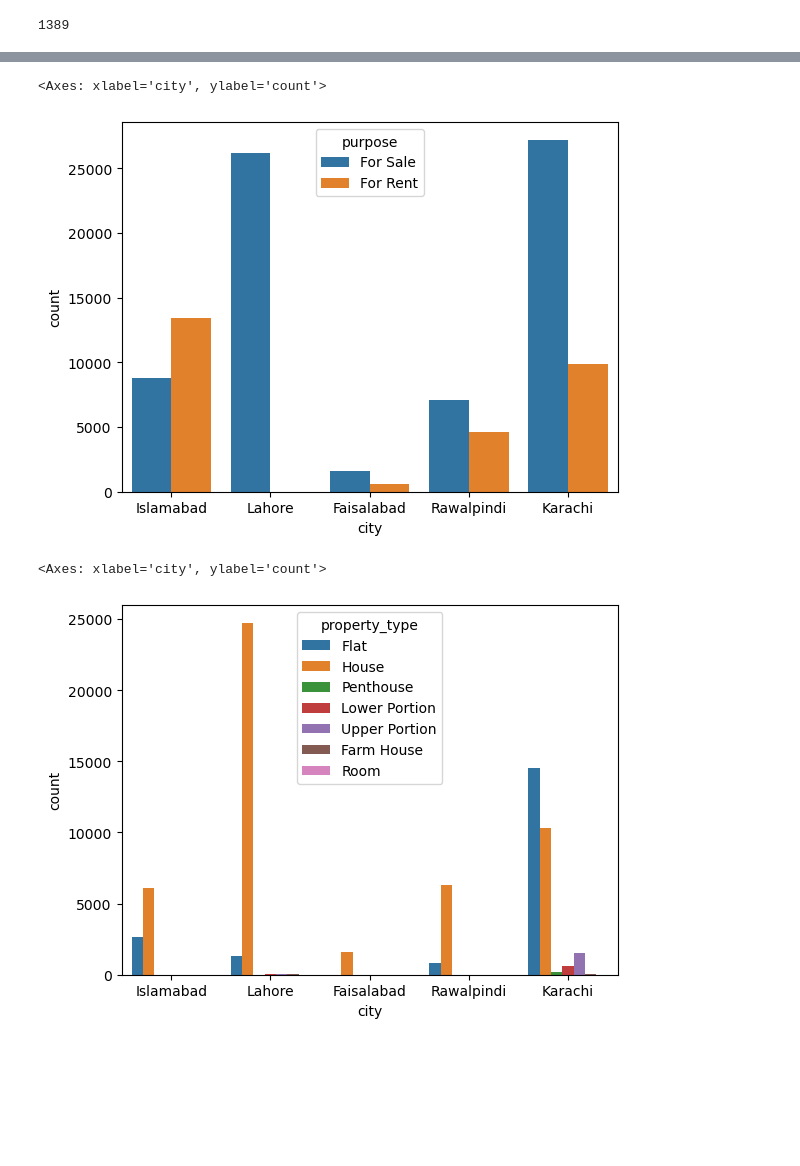
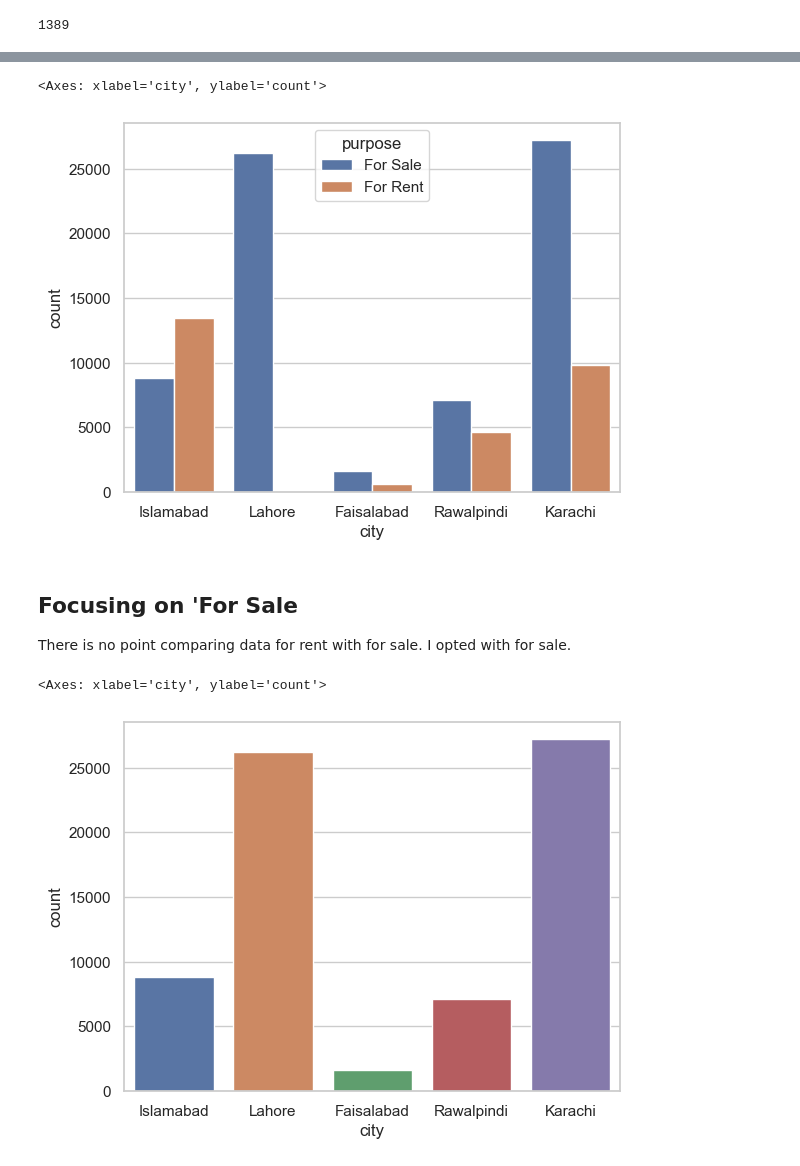
Before and after one commit to CosmicTarzan/data-science, a Jupyter notebook: Pakistan House Prices - 2023/Untitled.ipynb, the cells around one changed output, grey strips where cells are left out. Drawn from its saved outputs; the diff is of its cells as text; code cells hidden in the pictures; blank space fills up the shorter version.

```diff
--- a/Pakistan House Prices - 2023/Untitled.ipynb
+++ b/Pakistan House Prices - 2023/Untitled.ipynb
@@ -7,8 +7,9 @@ import pandas as pd
 import matplotlib.pyplot as plt
 import seaborn as sns
 %matplotlib inline
+sns.set(style="whitegrid")
 # %%
-df = pd.read_csv('house_prices.csv')
+df = pd.read_csv('house_prices.csv', index_col = 0)
 # %% [markdown]
 First let's have a look at data types and formats
 # %%
@@ -71,3 +75,5 @@ df['location'].nunique()
+# %%
+df = df.drop('location', axis = 1)
 # %%
 sns.countplot(x = "city", data = df)
 # %% [output]
@@ -77,11 +83,15 @@ sns.countplot(x = "city", data = df)
 sns.countplot(x='city', hue = 'purpose', data = df)
 # %% [output]
 <Axes: xlabel='city', ylabel='count'>
-[figure, old version]
+[figure, new version]
+# %% [markdown]
+## Focusing on 'For Sale
+
+There is no point comparing data for rent with for sale. I opted with for sale.
 # %%
 df_sale = df[df['purpose'] == 'For Sale']
 # %%
-sns.countplot(x='city', hue = 'property_type', data = df_sale)
+sns.countplot(x='city', data = df_sale)
 # %% [output]
 <Axes: xlabel='city', ylabel='count'>
-[figure, old version]
+[figure, new version]
```
Also changed, not shown: parts of 21 cells of this notebook.
